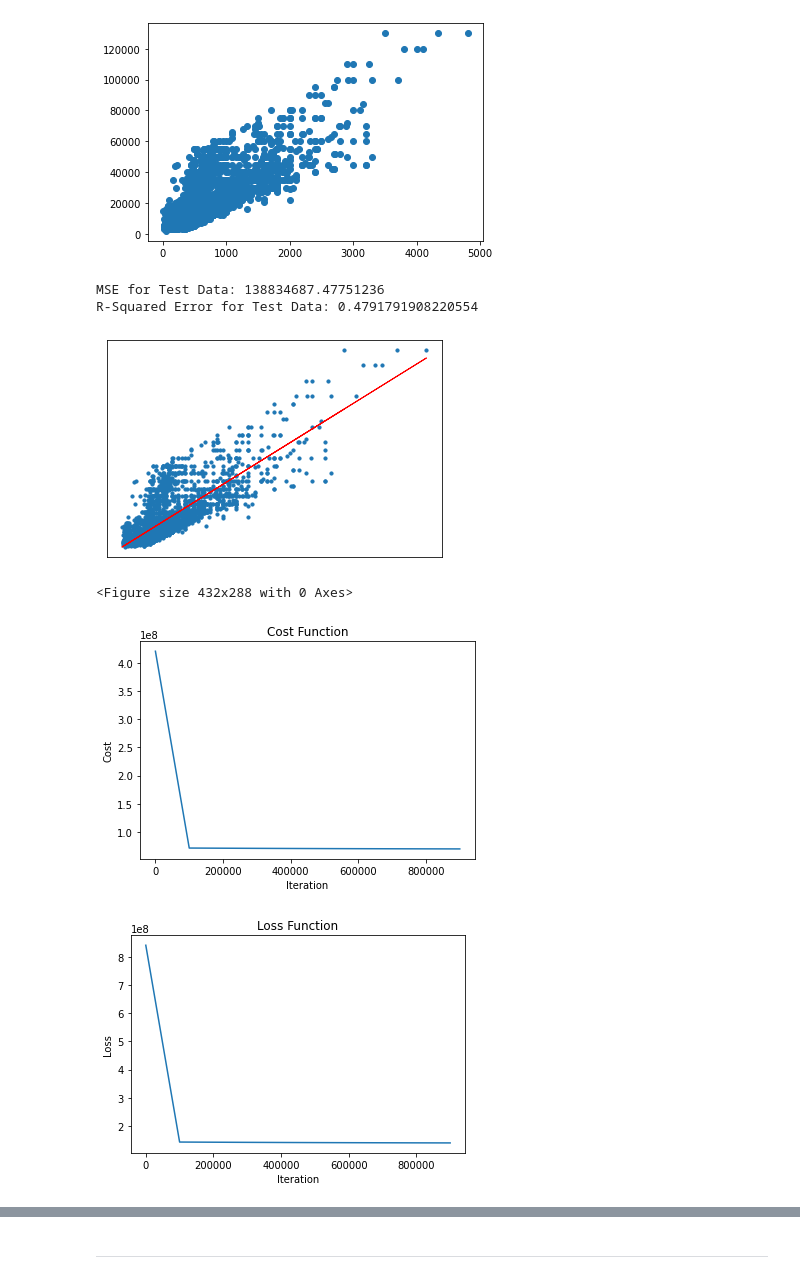
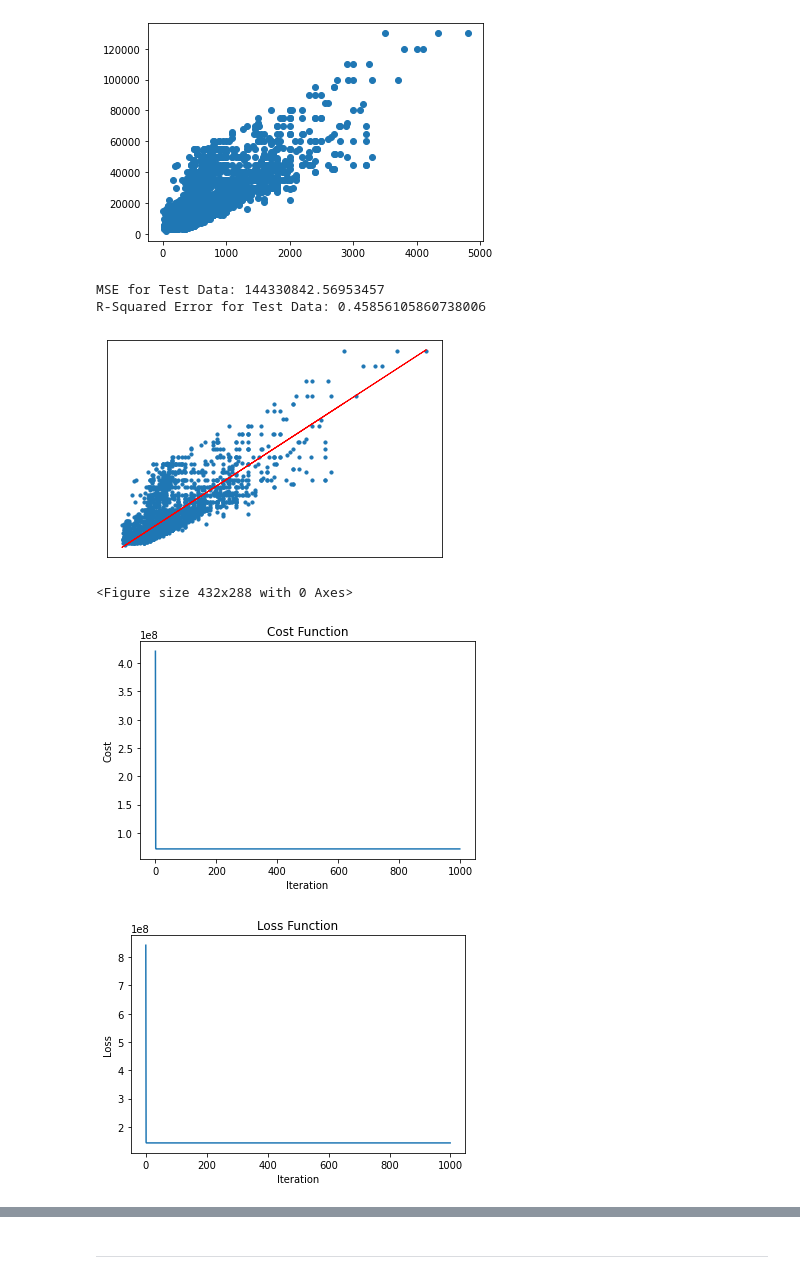
Before and after one commit to matthewalfredoo/Assignment-1-Introduction-to-ML, a Jupyter notebook: 202209134_ML_Assignment1.ipynb, the cells around one changed output, grey strips where cells are left out. Saved outputs shown, nothing was run; the diff lists cells and outputs as text; code cells hidden in the pictures.

```diff
--- a/202209134_ML_Assignment1.ipynb
+++ b/202209134_ML_Assignment1.ipynb
@@ -125,7 +125,8 @@ plt.show()
 # %% [output]
 [figure]
 # %%
-linear_regression = LinearRegression(learning_rate=0.000001, iterations=1000000)
+# linear_regression = LinearRegression(learning_rate=0.000001, iterations=1000000)
+linear_regression = LinearRegression(learning_rate=0.000001, iterations=1000)
 linear_regression.fit(X_train, y_train)
 # %%
 y_pred = linear_regression.predict(X_test)
@@ -138,8 +139,8 @@ print('MSE for Test Data:', mse)
 rse = r_squared_error(y_test, y_pred)
 print('R-Squared Error for Test Data:', rse)
 # %% [output]
-MSE for Test Data: 138834687.47751236
-R-Squared Error for Test Data: 0.4791791908220554
+MSE for Test Data: 144330842.56953457
+R-Squared Error for Test Data: 0.45856105860738006
 # %%
 y_pred_line = linear_regression.predict(X)
 m1 = plt.scatter(features, label, s=10)
@@ -149,26 +150,26 @@ plt.yticks(())
 plt.show()
 plt.clf()
 # %% [output]
-[figure, old version]
+[figure, new version]
 <Figure size 432x288 with 0 Axes>
 # %%
-range_iteration = np.arange(0, linear_regression.iterations, 100000)
-plt.plot(range_iteration, linear_regression.cost_list[0:linear_regression.iterations:100000])
+range_iteration = np.arange(0, linear_regression.iterations)
+plt.plot(range_iteration, linear_regression.cost_list[0:linear_regression.iterations])
 plt.xlabel("Iteration")
 plt.ylabel("Cost")
 plt.title('Cost Function')
 plt.show()
 # %% [output]
-[figure, old version]
+[figure, new version]
 # %%
-range_iteration = np.arange(0, linear_regression.iterations, 100000)
-plt.plot(range_iteration, linear_regression.loss_list[0:linear_regression.iterations:100000])
+range_iteration = np.arange(0, linear_regression.iterations)
+plt.plot(range_iteration, linear_regression.loss_list[0:linear_regression.iterations])
 plt.xlabel("Iteration")
 plt.ylabel("Loss")
 plt.title('Loss Function')
 plt.show()
 # %% [output]
-[figure, old version]
+[figure, new version]
 # %%
 fig, ax = plt.subplots()
 fig.set_tight_layout(True)
```
Also changed, not shown: parts of 8 cells of this notebook.
